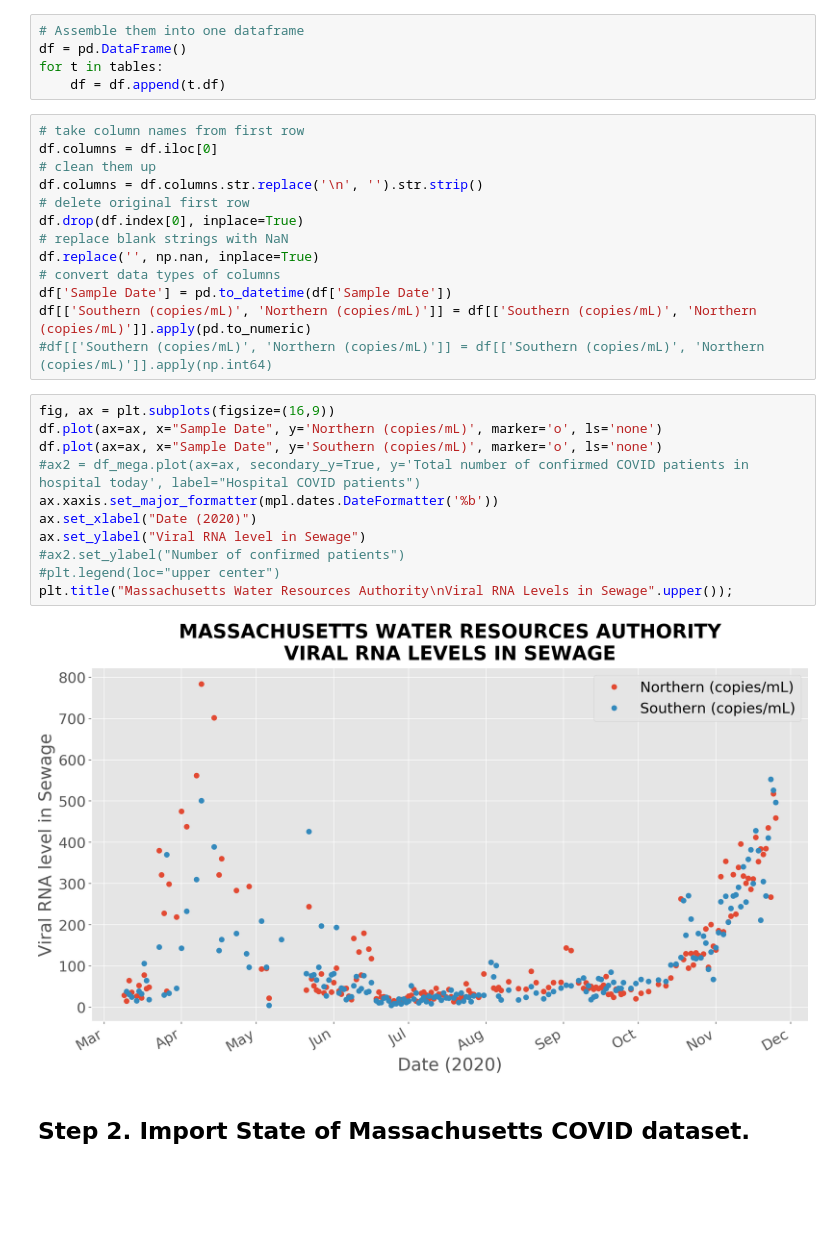
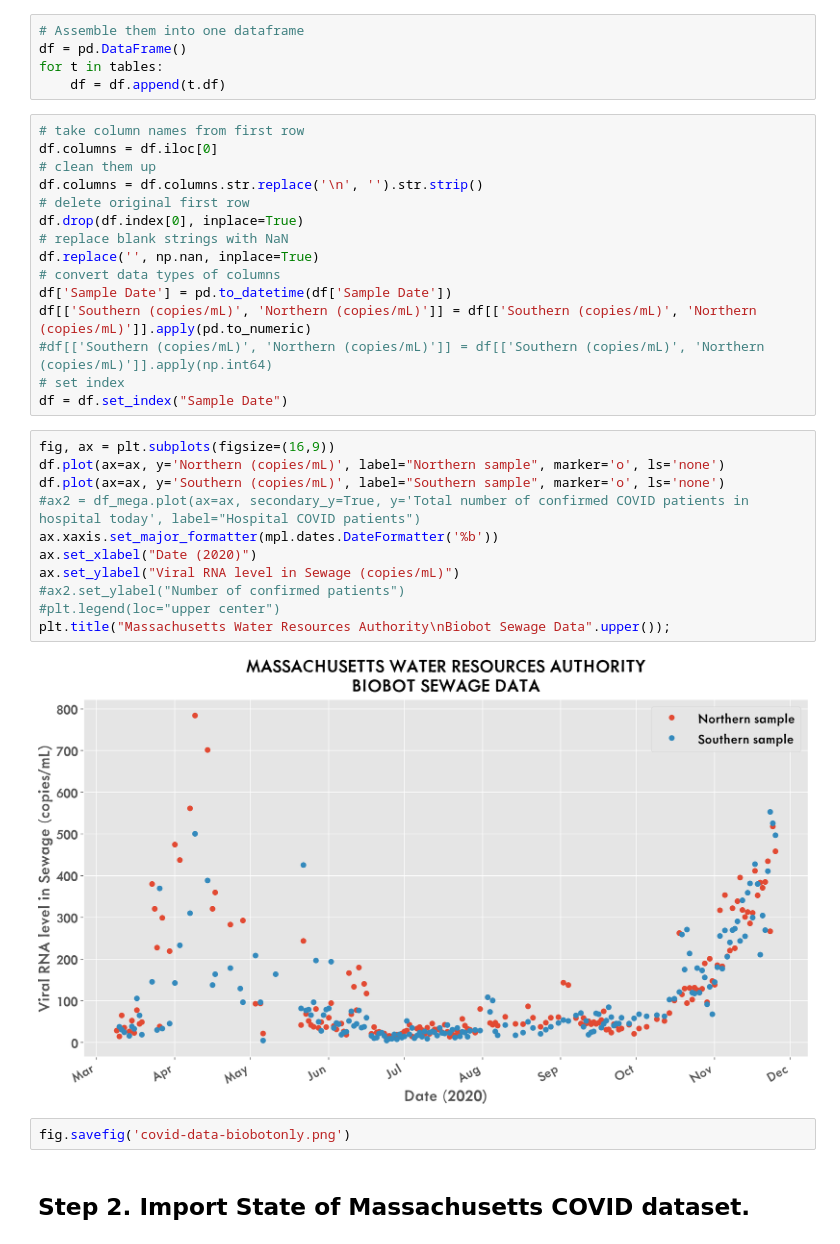
Before and after one commit to 2n3906/covid19-dataviz, a Jupyter notebook: notebooks/MWRA Viral RNA New Dataset.ipynb, the cells around one changed output. Saved outputs shown, nothing was run; the diff lists cells and outputs as text; blank space fills up the shorter version.

```diff
--- a/notebooks/MWRA Viral RNA New Dataset.ipynb
+++ b/notebooks/MWRA Viral RNA New Dataset.ipynb
@@ -32,19 +32,23 @@ df.replace('', np.nan, inplace=True)
 df['Sample Date'] = pd.to_datetime(df['Sample Date'])
 df[['Southern (copies/mL)', 'Northern (copies/mL)']] = df[['Southern (copies/mL)', 'Northern (copies/mL)']].apply(pd.to_numeric)
 #df[['Southern (copies/mL)', 'Northern (copies/mL)']] = df[['Southern (copies/mL)', 'Northern (copies/mL)']].apply(np.int64)
+# set index
+df = df.set_index("Sample Date")
 # %%
 fig, ax = plt.subplots(figsize=(16,9))
-df.plot(ax=ax, x="Sample Date", y='Northern (copies/mL)', marker='o', ls='none')
-df.plot(ax=ax, x="Sample Date", y='Southern (copies/mL)', marker='o', ls='none')
+df.plot(ax=ax, y='Northern (copies/mL)', label="Northern sample", marker='o', ls='none')
+df.plot(ax=ax, y='Southern (copies/mL)', label="Southern sample", marker='o', ls='none')
 #ax2 = df_mega.plot(ax=ax, secondary_y=True, y='Total number of confirmed COVID patients in hospital today', label="Hospital COVID patients")
 ax.xaxis.set_major_formatter(mpl.dates.DateFormatter('%b'))
 ax.set_xlabel("Date (2020)")
-ax.set_ylabel("Viral RNA level in Sewage")
+ax.set_ylabel("Viral RNA level in Sewage (copies/mL)")
 #ax2.set_ylabel("Number of confirmed patients")
 #plt.legend(loc="upper center")
-plt.title("Massachusetts Water Resources Authority\nViral RNA Levels in Sewage".upper());
+plt.title("Massachusetts Water Resources Authority\nBiobot Sewage Data".upper());
 # %% [output]
-[figure, old version]
+[figure, new version]
+# %%
+fig.savefig('covid-data-biobotonly.png')
 # %% [markdown]
 ## Step 2. Import State of Massachusetts COVID dataset.
 # %%
```
Also changed, not shown: parts of 9 cells of this notebook, 3 other files.
